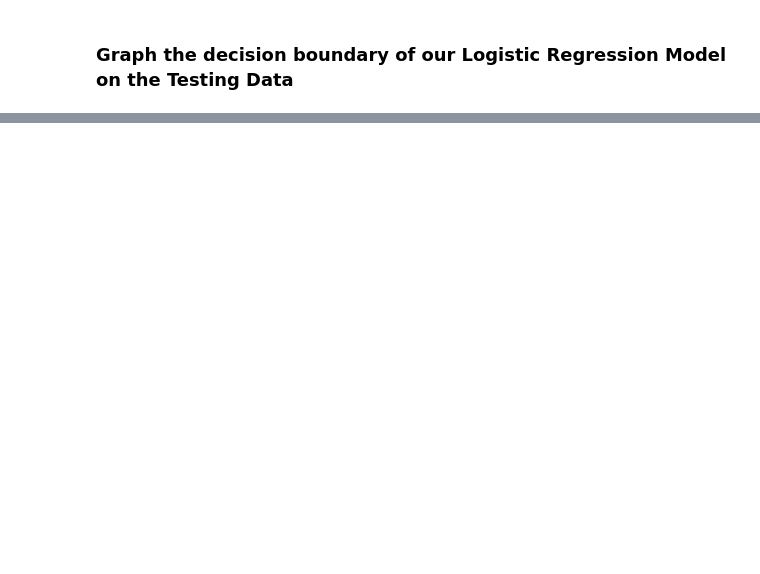
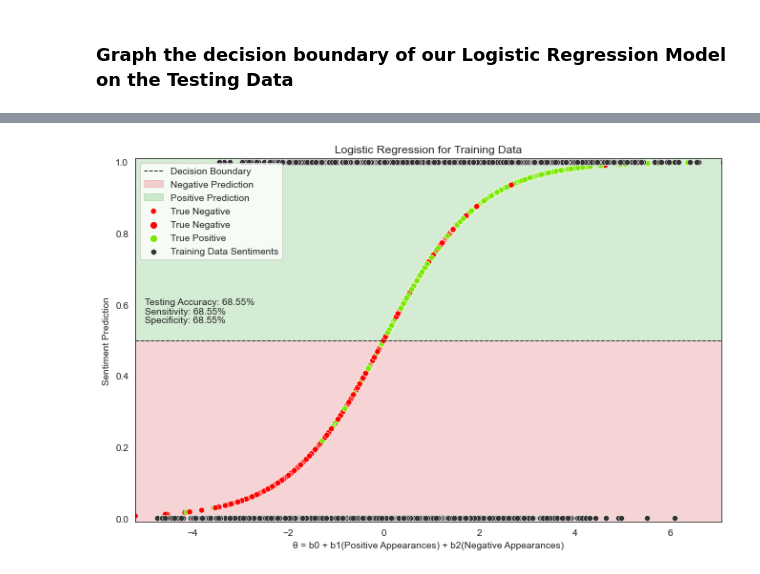
Before and after one commit to reece-iriye/Twitter-Sentiment-Analysis-in-Cpp-vs-Python, a Jupyter notebook: Python Sentiment Analysis/sentiment_analysis.ipynb, the cells around one changed output, grey strips where cells are left out. Drawn from its saved outputs; the diff is of its cells as text; code cells hidden in the pictures; blank space fills up the shorter version.

Commit message:
Plotted Logistic Regression

```diff
--- a/Python Sentiment Analysis/sentiment_analysis.ipynb
+++ b/Python Sentiment Analysis/sentiment_analysis.ipynb
@@ -424,0 +454,9 @@ plt.show()
+# %%
+# Create functions to implement in our plot
+theta = lambda x1, x2 : b0 + b1*x1 + b2*x2
+Classification = lambda x1, x2 : 1 / (1 + np.exp(-(theta(x1, x2))))
+
+# Input calculation data into our results DataFrame
+df_results["Theta"] = theta(df_results["Positive Appearances"], df_results["Negative Appearances"])
+df_results["Classification Calculation"] = Classification(X_test[:,1], X_test[:,2])
+df_results.head()
@@ -424,0 +470,5 @@ plt.show()
+# %%
+# Add the same theta calculations to our df_train dataset
+df_train["Theta"] = theta(df_train["Positive Appearances"], df_train["Negative Appearances"])
+df_train["Classification Calculation"] = Classification(X_train[:,1], X_train[:,2])
+df_train.head()
@@ -424,0 +482,36 @@ plt.show()
+# %%
+# Declare minimum and maximums for theta=(b0 + b1*x1 + b2*x2)
+theta_min = min(df_results["Theta"])
+theta_max = max(df_results["Theta"])
+thetaArray = [theta_min, theta_max]
+
+# Plot the logistic regression function
+fig, ax = plt.subplots(figsize=(11,7))
+
+# Set limits, draw horizontal threshold line at y=0.5, and fill prediction space colors
+ax.set_xlim([theta_min, theta_max-3])
+ax.set_ylim([-0.01, 1.01])
+ax.axhline(y=0.5, lw=1, ls="--", color="#333333")
+ax.fill_between(thetaArray, -0.01, 0.5, color="tab:red", alpha=0.2)
+ax.fill_between(thetaArray, 0.5, 1.01, color="tab:green", alpha=0.2)
+
+# Plot testing points on logistic regression graph, and training sets on their actual 0, 1 locations
+colors = ["#FF0000", "#78E900"]
+sns.scatterplot(x="Theta", y="Classification Calculation", data=df_results, hue="Sentiment", palette=colors)
+sns.scatterplot(x="Theta", y="Sentiment", data=df_train, color="#333333")
+
+# ax.fill_between(thetaArray, [0, 0.5], y_min, color="tab:red", alpha=0.2)
+# ax.fill_between(thetaArray, [0.5, 1], y_max, color="tab:green", alpha=0.2)
+
+ax.text(-5, 0.6, f"Testing Accuracy: {testingAccuracy*100:.2f}%")
+ax.text(-5, 0.575, f"Sensitivity: {testingAccuracy*100:.2f}%")
+ax.text(-5, 0.55, f"Specificity: {testingAccuracy*100:.2f}%")
+
+ax.set_xlabel("θ = b0 + b1(Positive Appearances) + b2(Negative Appearances)")
+ax.set_ylabel("Sentiment Prediction")
+ax.set_title("Logistic Regression for Training Data")
+ax.legend(loc="upper left", labels=["Decision Boundary", "Negative Prediction", "Positive Prediction", "True Negative", "True Negative", "True Positive", "Training Data Sentiments"])
+
+plt.show()
+# %% [output]
+[figure, added]
```
Also changed, not shown: parts of 9 cells of this notebook.
